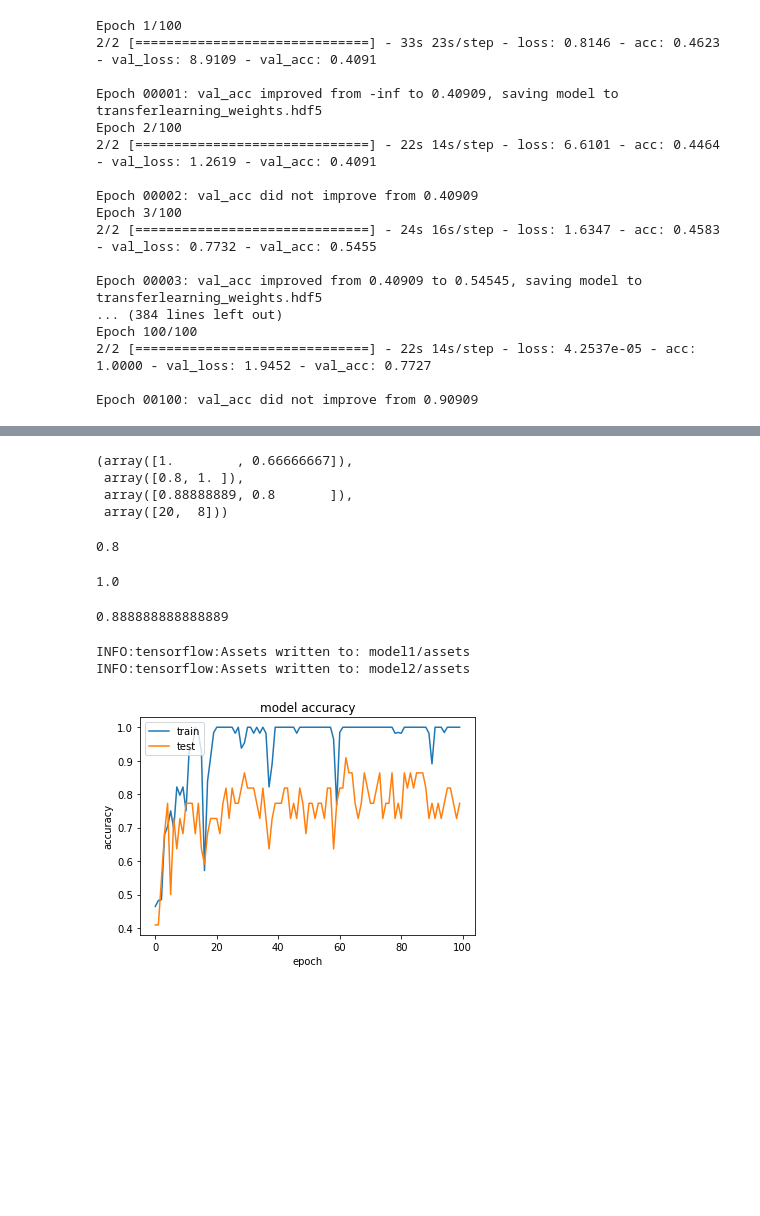
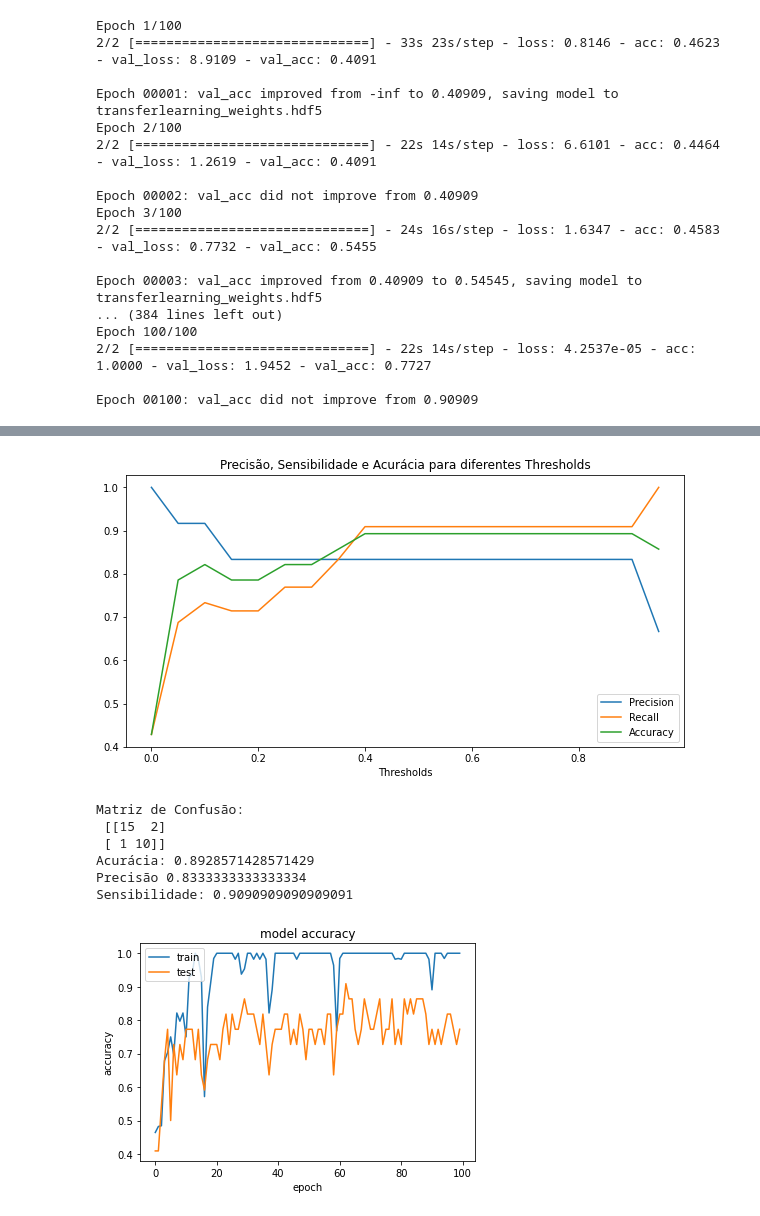
Before and after one commit to Alyssonmach/cnn-lung-diseases, a Jupyter notebook: 4-experiments/experimento1-dataset1-parte1.ipynb, the cells around one changed output, grey strips where cells are left out. Drawn from its saved outputs; the diff is of its cells as text; code cells hidden in the pictures; blank space fills up the shorter version.

```diff
--- a/4-experiments/experimento1-dataset1-parte1.ipynb
+++ b/4-experiments/experimento1-dataset1-parte1.ipynb
@@ -264,0 +267,3 @@ best_model.evaluate(test_generator)
+# %%
+# carregando o melhor modelo para realização de testes de desempenho
+model = tf.keras.models.load_model('/content/drive/MyDrive/experimentos/experimento1-dataset1-parte1/model2')
@@ -306,29 +339,17 @@ array([[16,  4],
-# %%
-precision_recall_fscore_support(predict_, y)
-# %% [output]
-(array([1.        , 0.66666667]),
- array([0.8, 1. ]),
- array([0.88888889, 0.8       ]),
- array([20,  8]))
-# %%
-precision = 16 / (16 + 4)
-precision
-# %% [output]
-0.8
-# %%
-recall = 16 / (16 + 0)
-recall
-# %% [output]
-1.0
-# %%
-f1 = (2 * precision * recall) / (precision + recall)
-f1
-# %% [output]
-0.888888888888889
-# %%
-model.save('model1')
-best_model.save('model2')
-# %% [output]
-INFO:tensorflow:Assets written to: model1/assets
-INFO:tensorflow:Assets written to: model2/assets
+# %%
+# plotando a curva da Precisão, Sensibilidade e Acurácia
+precisions, recalls, accuracy = precision_recall_curve(predict, y)
+plot_precision_recall_accuracy_curve(precisions, recalls, accuracy)
+# %% [output]
+[figure, added]
+# %%
+# analisando as melhores métricas encontradas para o modelo
+best_metrics(threshold = 0.50, predict = predict, y = y)
+# %% [output]
+Matriz de Confusão:
+ [[15  2]
+ [ 1 10]]
+Acurácia: 0.8928571428571429
+Precisão 0.8333333333333334
+Sensibilidade: 0.9090909090909091
 # %%
```
Also changed, not shown: parts of 14 cells of this notebook.
